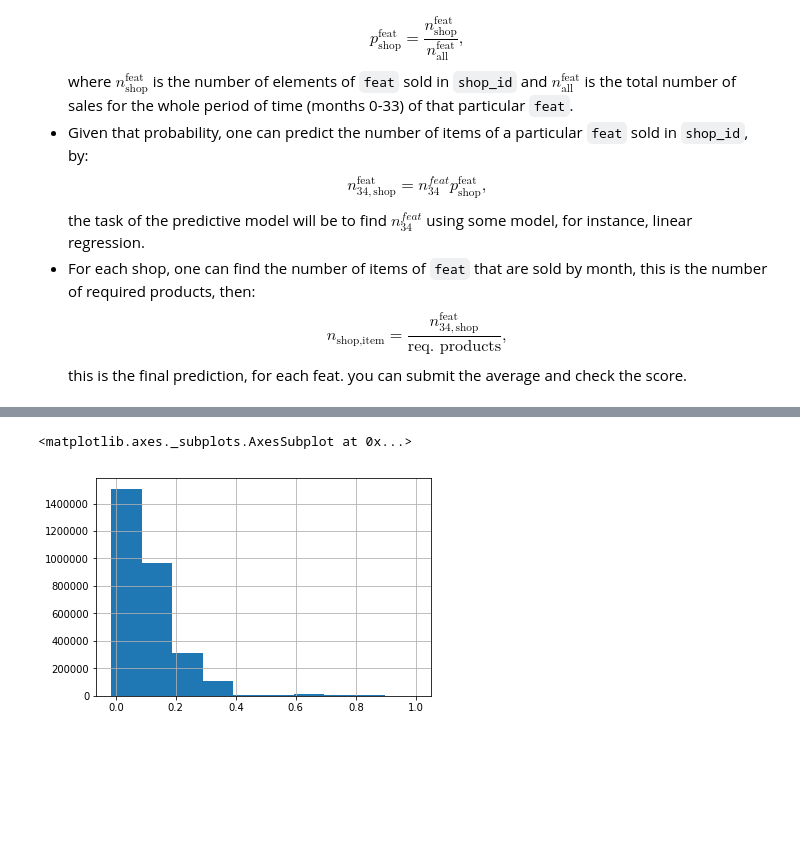
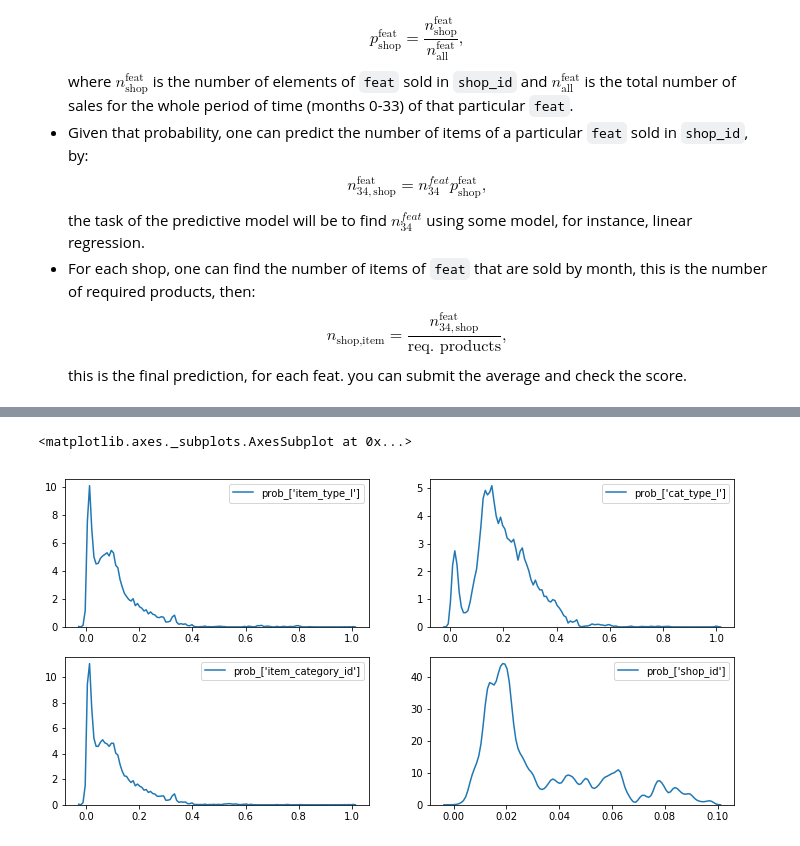
Before and after one commit to data-science-if-usp/kaggle, a Jupyter notebook: pablo/Predict Future Sales.ipynb, the cells around one changed output, grey strips where cells are left out. Drawn from its saved outputs; the diff is of its cells as text; code cells hidden in the pictures; blank space fills up the shorter version.

```diff
--- a/pablo/Predict Future Sales.ipynb
+++ b/pablo/Predict Future Sales.ipynb
@@ -335,5 +319,9 @@ train_0.head().T
 # %%
+train_0 = pd.merge(train, month_shop, on =['date_block_num','shop_id'], how='left')
+train_0 = pd.merge(train_0, month_cat_id, on =['date_block_num','shop_id','item_category_id'], how='left')
 train_0 = pd.merge(train_0, month_cat_type, on =['date_block_num','shop_id','cat_type_l'], how='left')
+train_0 = pd.merge(train_0, month_item_type, on =['date_block_num','shop_id','item_type_l'], how='left')
+
 train_0.head().T
 # %% [output]
 |  | 0 | 1 | 2 | 3 | 4 |
@@ -370,5 +341,9 @@ train_0.head().T
-# %%
-train_0['prob_[\'item_type_l\']'].hist()
-# %% [output]
-<matplotlib.axes._subplots.AxesSubplot at 0x...>
-[figure, removed]
+# %%
+fig, ax= plt.subplots(2,2, figsize = (12,6))
+sns.kdeplot(train_0['prob_[\'item_type_l\']'], ax=ax[0][0])
+sns.kdeplot(train_0['prob_[\'cat_type_l\']'], ax= ax[0][1])
+sns.kdeplot(train_0['prob_[\'item_category_id\']'],ax = ax[1][0])
+sns.kdeplot(train_0['prob_[\'shop_id\']'], ax=ax[1][1])
+# %% [output]
+<matplotlib.axes._subplots.AxesSubplot at 0x...>
+[figure, added]
```
Also changed, not shown: parts of 17 cells of this notebook.
